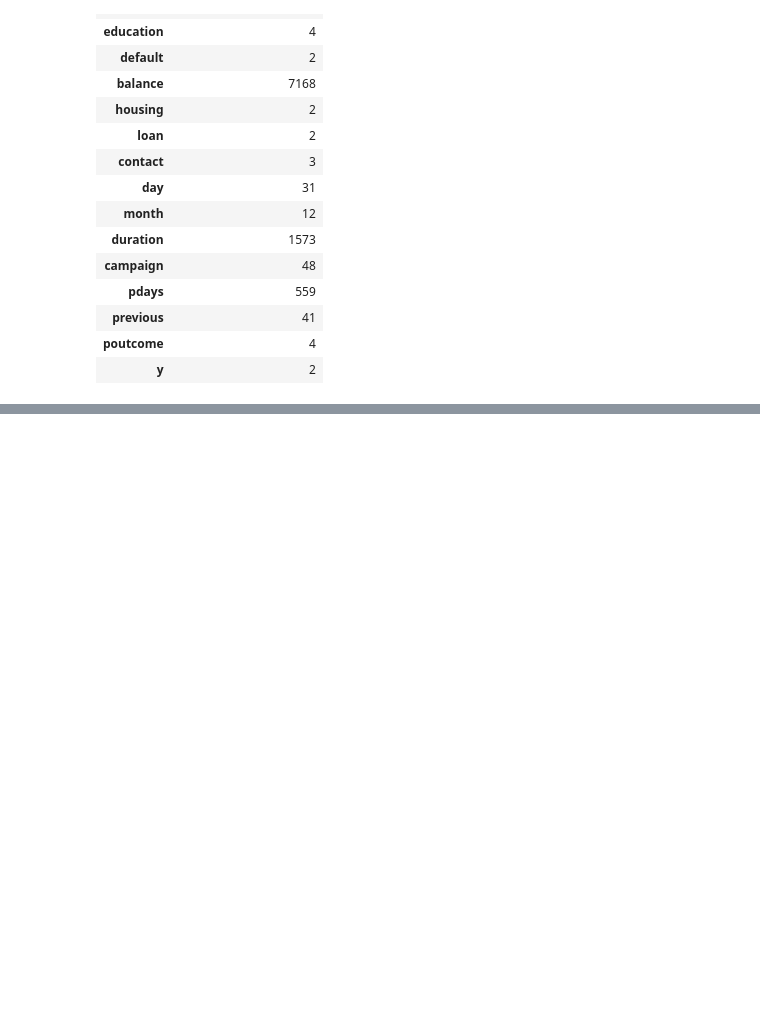
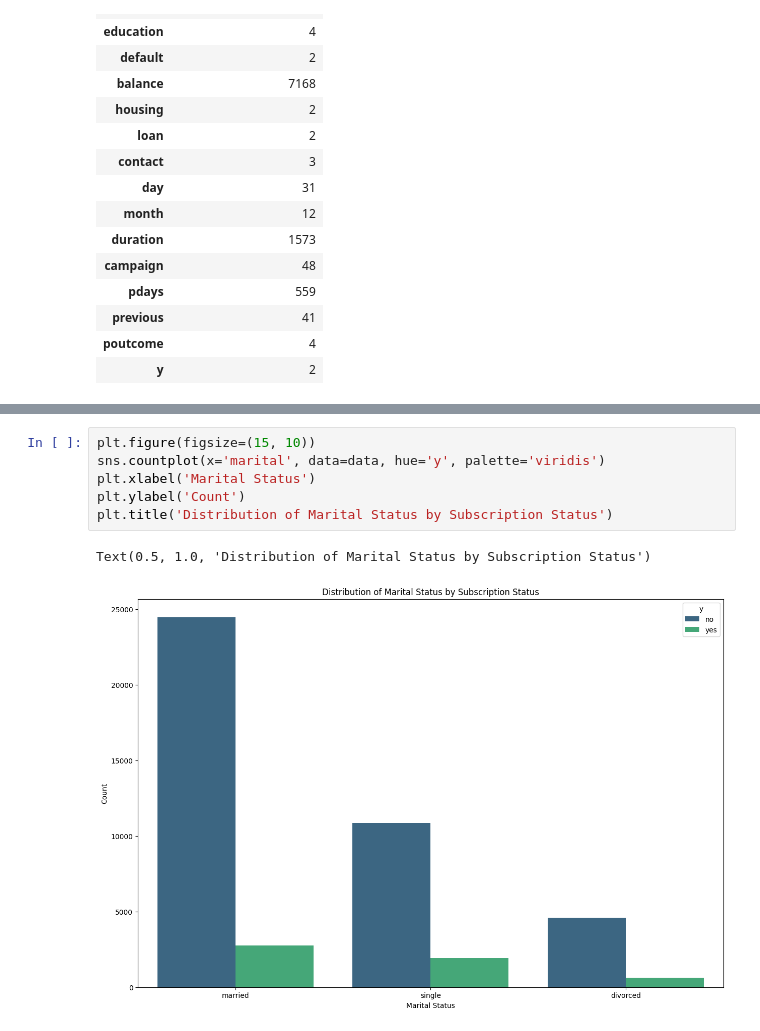
Before and after one commit to PrabhaviWKP/Machine-Learning, a Jupyter notebook: notebooks/2604CW.ipynb, the cells around one changed output, grey strips where cells are left out. Saved outputs shown, nothing was run; the diff lists cells and outputs as text; blank space fills up the shorter version.

```diff
--- a/notebooks/2604CW.ipynb
+++ b/notebooks/2604CW.ipynb
@@ -201,0 +198,9 @@ array(['no', 'yes'], dtype=object)
+# %%
+plt.figure(figsize=(15, 10))
+sns.countplot(x='marital', data=data, hue='y', palette='viridis')
+plt.xlabel('Marital Status')
+plt.ylabel('Count')
+plt.title('Distribution of Marital Status by Subscription Status')
+# %% [output]
+Text(0.5, 1.0, 'Distribution of Marital Status by Subscription Status')
+[figure, added]
```
Also changed, not shown: parts of 18 cells of this notebook.
